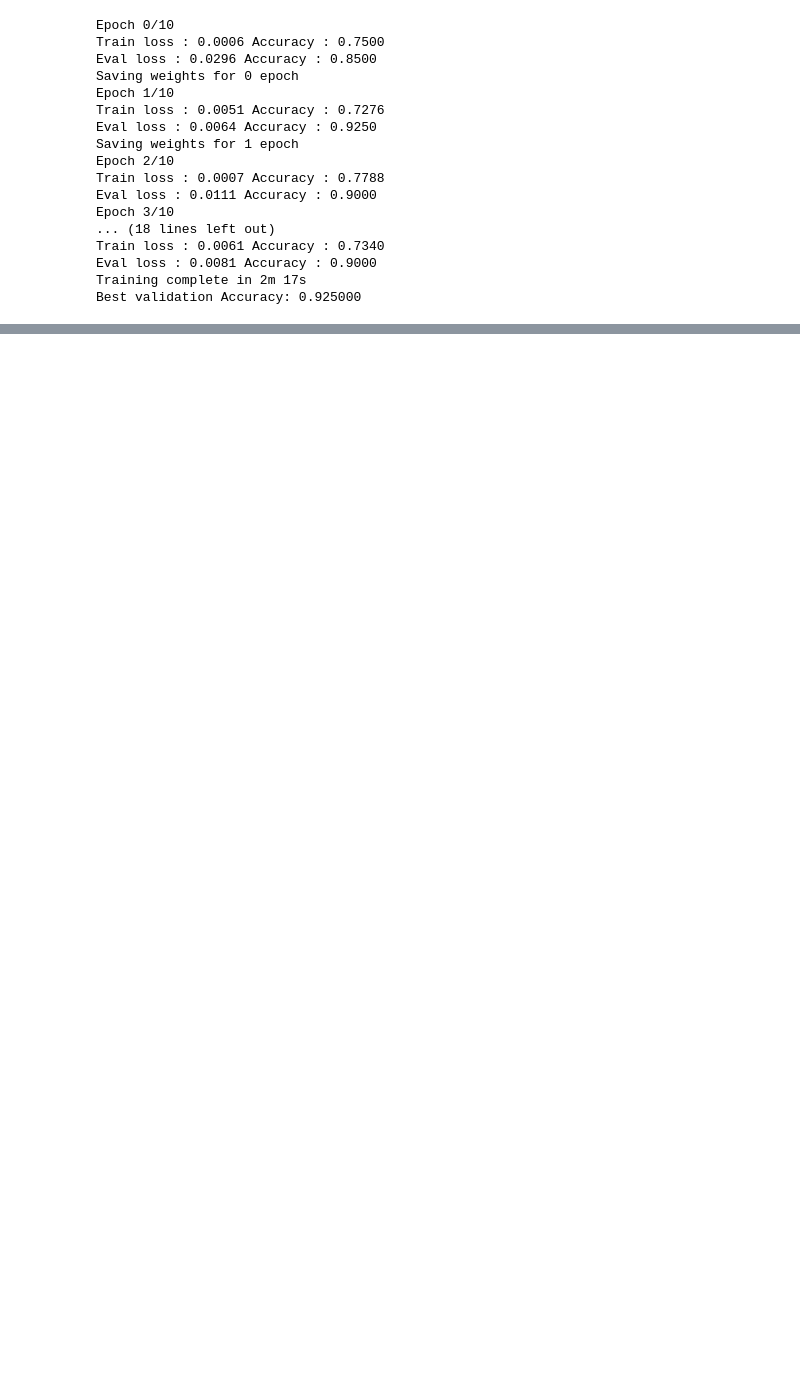
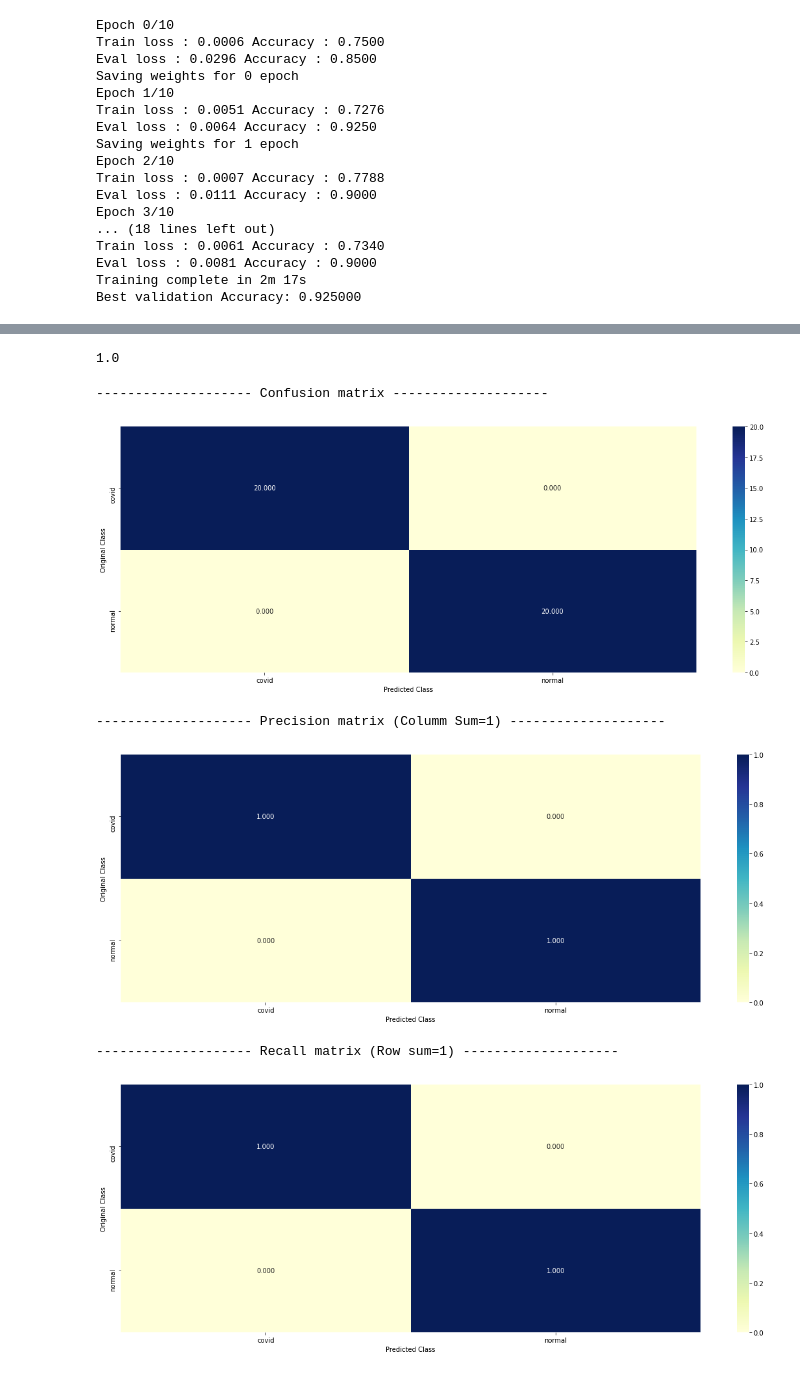
Before and after one commit to sagar-mishra/covid-detection, a Jupyter notebook: train.ipynb, the cells around one changed output, grey strips where cells are left out. Cells and saved outputs as stored; diff of their text form; code cells hidden in the pictures; blank space fills up the shorter version.

Commit message:
Calculated test accuracy and did prediction on single image

```diff
--- a/train.ipynb
+++ b/train.ipynb
@@ -531,0 +537,24 @@ Best validation Accuracy: 0.950000
+# %%
+def calculate_accuracy(model, data_loader, dataset_sizes):
+
+  model.to(device='cuda')
+
+  original_classes = []
+  predicted_classes = []
+  current_corrects = 0
+  with torch.no_grad():
+
+    for inputs, labels in data_loader:
+      inputs = inputs.to(device)
+      labels = labels.to(device)
+
+      outputs = model(inputs)
+      _, preds = torch.max(outputs, 1)
+
+      original_classes.extend(labels.tolist())
+      predicted_classes.extend(preds.tolist())
+      current_corrects += torch.sum(preds == labels.data)
+
+  accuracy = current_corrects/dataset_sizes["test"]
+
+  return accuracy, original_classes, predicted_classes
@@ -531,0 +614,31 @@ Best validation Accuracy: 0.950000
+# %%
+# setting path for testing
+model_ready_data_creator = ModelReadyDataCreator(train_path, val_path, test_path, data_path, model_weights_path)
+model_weights_path = model_ready_data_creator.model_weights_path
+current_model_weight_path = os.path.join(model_weights_path, "baseConvNet")
+checkpoint_name = f"best_weight.tar"
+check_point_path = os.path.join(current_model_weight_path, checkpoint_name)
+# %%
+check_point = torch.load(check_point_path)
+model = BaseConvNet(num_classes=model_ready_data_creator.num_of_classes).to(device)
+model = load_model(model, check_point["state_dict"])
+class_to_idx = model_ready_data_creator.class_to_idx
+idx_to_class = model_ready_data_creator.idx_to_class
+# %%
+data_loader = model_ready_data_creator.data_loaders
+dataset_sizes = model_ready_data_creator.dataset_sizes
+accuracy, original_classes, predicted_classes = calculate_accuracy(model, data_loader['test'], dataset_sizes)
+# %%
+accuracy.item()
+# %% [output]
+1.0
+# %%
+class_names = model_ready_data_creator.class_names
+plot_confusion_matrix(original_classes, predicted_classes, class_names)
+# %% [output]
+-------------------- Confusion matrix --------------------
+[figure, added]
+-------------------- Precision matrix (Columm Sum=1) --------------------
+[figure, added]
+-------------------- Recall matrix (Row sum=1) --------------------
+[figure, added]
```
Also changed, not shown: parts of 20 cells of this notebook, 2 other files.
